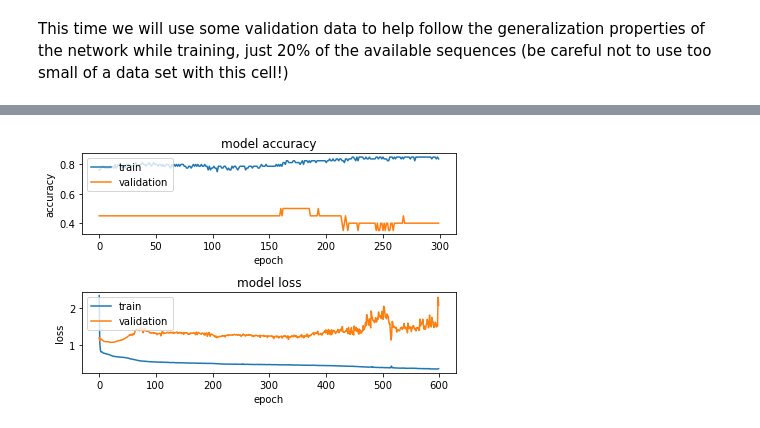
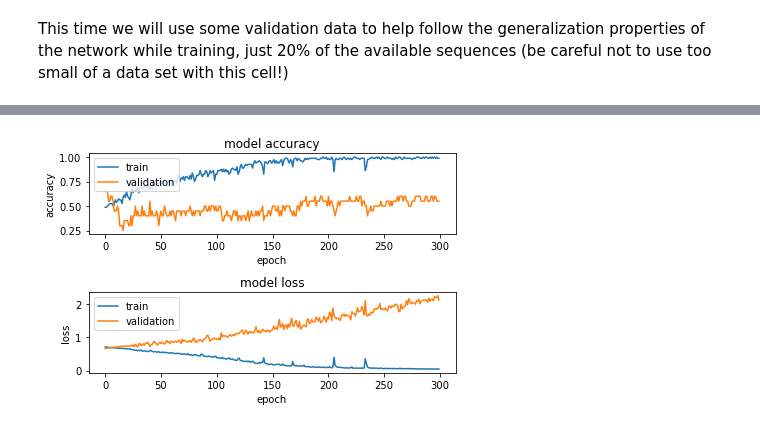
Before and after one commit to CSCI4850/notebook-examples, a Jupyter notebook: Recurrent Neural Networks/Simple Recurrent.ipynb, the cells around one changed output, grey strips where cells are left out. Saved outputs shown, nothing was run; the diff lists cells and outputs as text; code cells hidden in the pictures.

```diff
--- a/Recurrent Neural Networks/Simple Recurrent.ipynb
+++ b/Recurrent Neural Networks/Simple Recurrent.ipynb
@@ -51,7 +51,7 @@ or for the second sequence:
 Therefore, the neural network will be presented with each input (one bit at a time) which by themselves are not enough to make a determination of parity. Instead, it must learn to maintain some internal representation (internal state) of whether it has seen an even or odd number of ones so far. Then, using this internal representation *and* the current input, it can decide how to decode the current input and also how to update the internal representation for the next digit in the sequence.
 # %%
 # Length of sequences to model
-length = 7
+length = 10
 # %% [markdown]
 We can adjust `length` above to change the length of the binary sequences which are presented to the network.
 
@@ -269,6 +294,0 @@ X.shape
-# %%
-# Generate a concatenation of sequences - bipolar!
-n_seq = 100
-X = np.concatenate([np.round(np.random.choice([-1,1],[length])).reshape([1,length,1]) for i in range(n_seq)])
-X_test = np.concatenate([np.round(np.random.choice([-1,1],[length])).reshape([1,length,1]) for i in range(n_seq)])
-X.shape
@@ -336,12 +351,11 @@ Non-trainable params: 0
 _________________________________________________________________
 # %%
 # Network creation - Many-to-One
-model = keras.Sequential()
-model.add(keras.layers.SimpleRNN(10,activation='relu',return_sequences=True,input_shape=[None,1]))
-model.add(keras.layers.SimpleRNN(5,activation='relu',return_sequences=False))
-model.add(keras.layers.Dense(1,activation='sigmoid'))
-model.compile(loss=keras.losses.binary_crossentropy,
+model2 = keras.Sequential()
+model2.add(keras.layers.SimpleRNN(20,activation='relu',return_sequences=False,input_shape=(None,1)))
+model2.add(keras.layers.Dense(1,activation='sigmoid'))
+model2.compile(loss=keras.losses.binary_crossentropy,
               optimizer=keras.optimizers.Nadam(),
               metrics=['accuracy'])
-model.summary()
+model2.summary()
 # %% [output]
@@ -420,27 +415,39 @@ plt.show()
+# %%
+# Many-to-One Training
+batch_size = min(20,X.shape[0]) # Either 20 or the number of patterns if fewer than 20...
+epochs = 300
+history2 = model2.fit(X, Y[:,length-1,:],
+           batch_size=batch_size,
+           epochs=epochs,
+           verbose=0,
+           validation_split=0.2,
+           callbacks=[TQDMNotebookCallback()])
+print('Training Accuracy:',model2.evaluate(X,Y[:,length-1,:])[1]*100.0,'%')
+print('Testing Accuracy:',model2.evaluate(X_test, Y_test[:,length-1,:])[1]*100.0,'%')
 # %%
 plt.figure(1)
 
 # summarize history for accuracy
 
 plt.subplot(211)
-plt.plot(history.history['accuracy'])
-plt.plot(history.history['val_accuracy'])
+plt.plot(history2.history['accuracy'])
+plt.plot(history2.history['val_accuracy'])
 plt.title('model accuracy')
 plt.ylabel('accuracy')
 plt.xlabel('epoch')
 plt.legend(['train', 'validation'], loc='upper left')
 
 # summarize history for loss
 
 plt.subplot(212)
-plt.plot(oldhistory.history['loss'] + history.history['loss'])
-plt.plot(oldhistory.history['val_loss'] + history.history['val_loss'])
+plt.plot(history2.history['loss'])
+plt.plot(history2.history['val_loss'])
 plt.title('model loss')
 plt.ylabel('loss')
 plt.xlabel('epoch')
 plt.legend(['train', 'validation'], loc='upper left')
 
 plt.tight_layout()
 plt.show()
 # %% [output]
-[figure, old version]
+[figure, new version]
```
Also changed, not shown: parts of 35 cells of this notebook.
